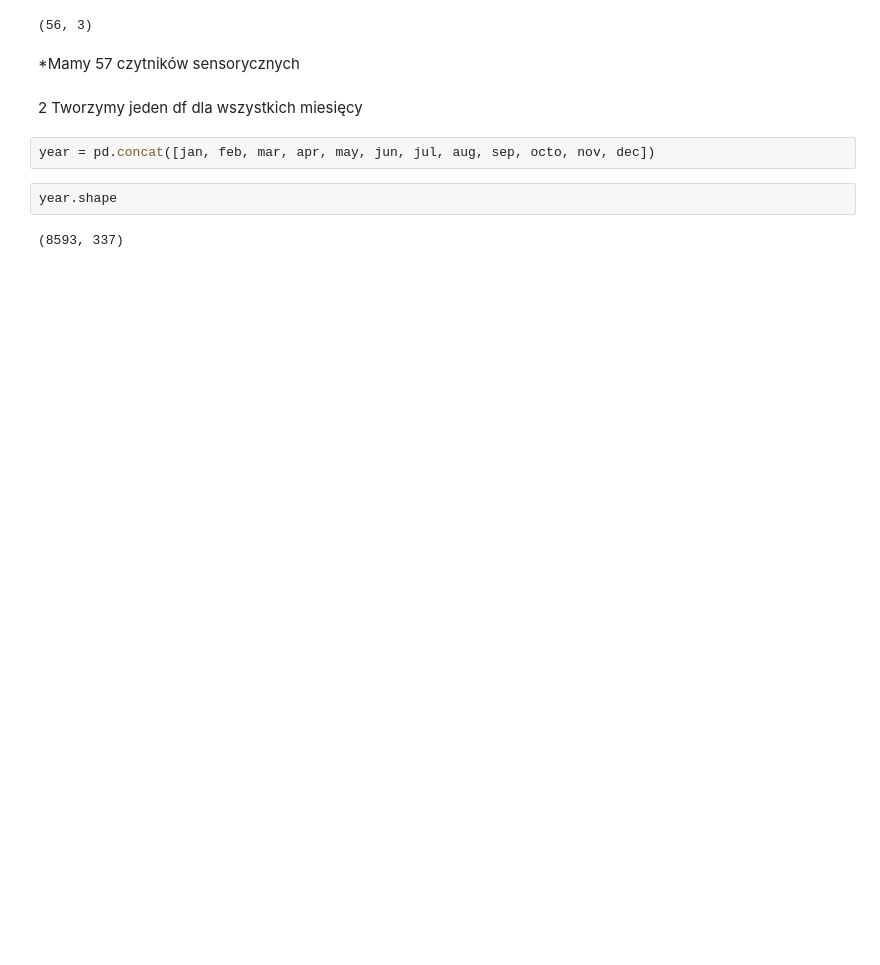
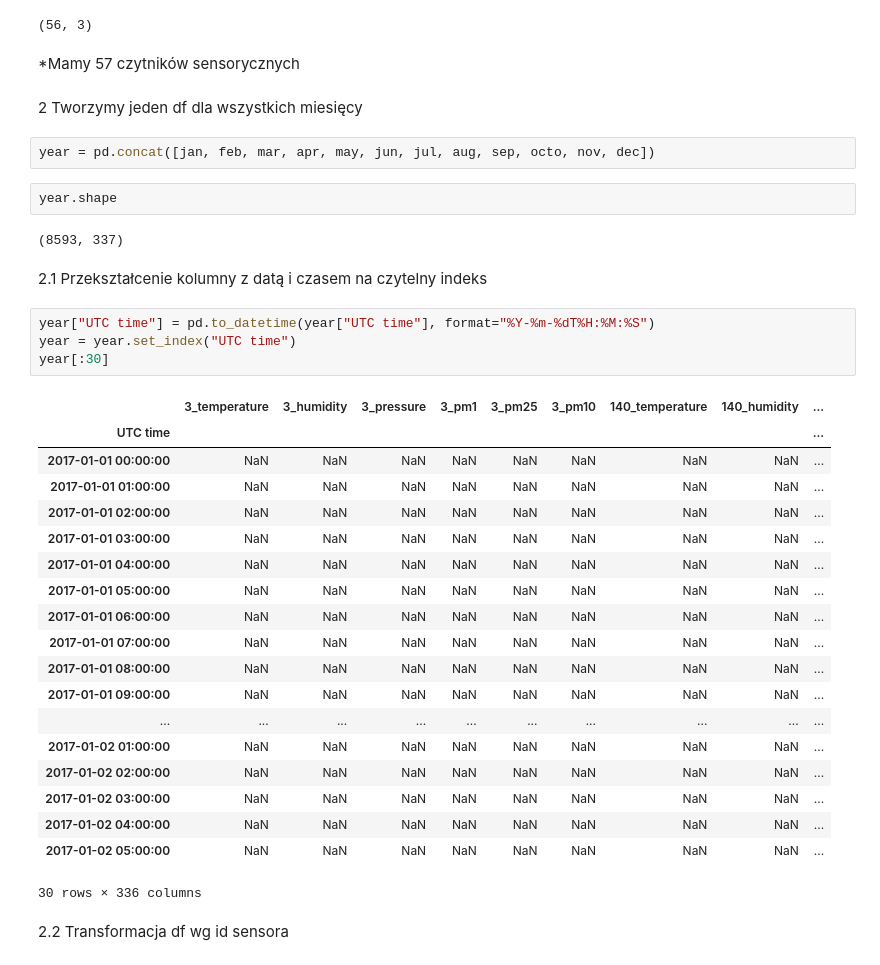
Before and after one commit to Joanna0512/smog_krakowski, a Jupyter notebook: smog_w_krakowie.ipynb, the cells around one changed output. Drawn from its saved outputs; the diff is of its cells as text; blank space fills up the shorter version.

```diff
--- a/smog_w_krakowie.ipynb
+++ b/smog_w_krakowie.ipynb
@@ -117,3 +140,31 @@ year = pd.concat([jan, feb, mar, apr, may, jun, jul, aug, sep, octo, nov, dec])
 year.shape
 # %% [output]
 (8593, 337)
+# %% [markdown]
+2.1 Przekształcenie kolumny z datą i czasem na czytelny indeks
+# %%
+year["UTC time"] = pd.to_datetime(year["UTC time"], format="%Y-%m-%dT%H:%M:%S")
+year = year.set_index("UTC time")
+year[:30]
+# %% [output]
+|  | 3_temperature | 3_humidity | 3_pressure | 3_pm1 | 3_pm25 | 3_pm10 | 140_temperature | 140_humidity | ... |
+| UTC time |  |  |  |  |  |  |  |  | ... |
+| 2017-01-01 00:00:00 | NaN | NaN | NaN | NaN | NaN | NaN | NaN | NaN | ... |
+| 2017-01-01 01:00:00 | NaN | NaN | NaN | NaN | NaN | NaN | NaN | NaN | ... |
+| 2017-01-01 02:00:00 | NaN | NaN | NaN | NaN | NaN | NaN | NaN | NaN | ... |
+| 2017-01-01 03:00:00 | NaN | NaN | NaN | NaN | NaN | NaN | NaN | NaN | ... |
+| 2017-01-01 04:00:00 | NaN | NaN | NaN | NaN | NaN | NaN | NaN | NaN | ... |
+| 2017-01-01 05:00:00 | NaN | NaN | NaN | NaN | NaN | NaN | NaN | NaN | ... |
+| 2017-01-01 06:00:00 | NaN | NaN | NaN | NaN | NaN | NaN | NaN | NaN | ... |
+| 2017-01-01 07:00:00 | NaN | NaN | NaN | NaN | NaN | NaN | NaN | NaN | ... |
+| 2017-01-01 08:00:00 | NaN | NaN | NaN | NaN | NaN | NaN | NaN | NaN | ... |
+| 2017-01-01 09:00:00 | NaN | NaN | NaN | NaN | NaN | NaN | NaN | NaN | ... |
+| ... | ... | ... | ... | ... | ... | ... | ... | ... | ... |
+| 2017-01-02 01:00:00 | NaN | NaN | NaN | NaN | NaN | NaN | NaN | NaN | ... |
+| 2017-01-02 02:00:00 | NaN | NaN | NaN | NaN | NaN | NaN | NaN | NaN | ... |
+| 2017-01-02 03:00:00 | NaN | NaN | NaN | NaN | NaN | NaN | NaN | NaN | ... |
+| 2017-01-02 04:00:00 | NaN | NaN | NaN | NaN | NaN | NaN | NaN | NaN | ... |
+| 2017-01-02 05:00:00 | NaN | NaN | NaN | NaN | NaN | NaN | NaN | NaN | ... |
+30 rows × 336 columns
+# %% [markdown]
+2.2 Transformacja df wg id sensora
```
Also changed, not shown: parts of 14 cells of this notebook.
